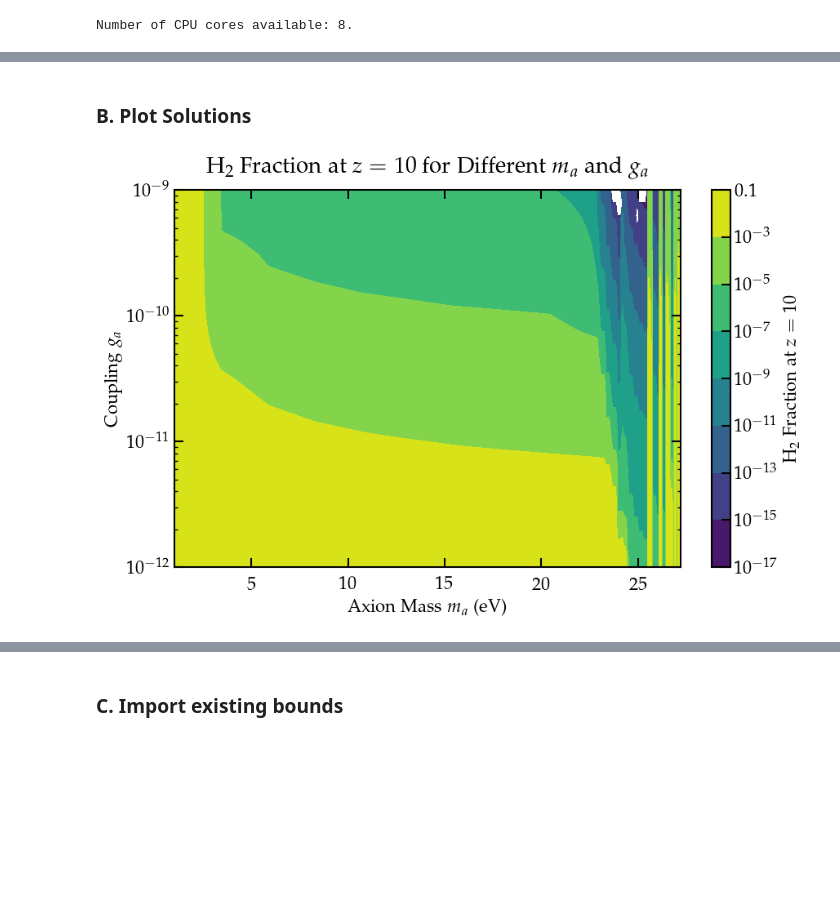
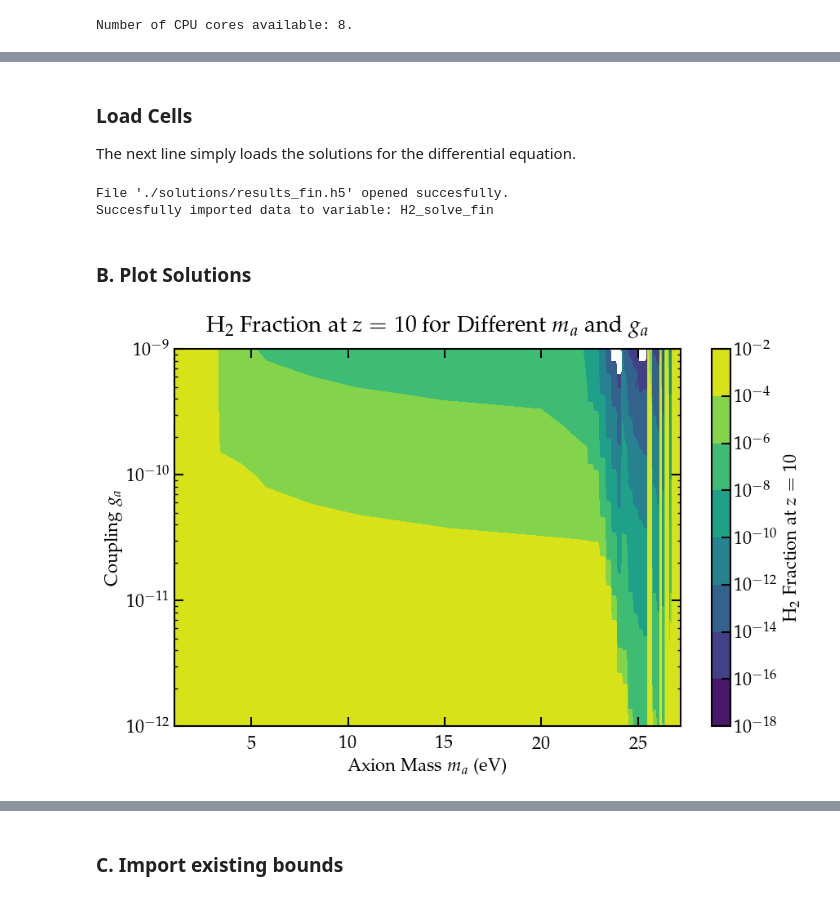
Before and after one commit to yash-aggarwal-17/AxionDCBH, a Jupyter notebook: AxionDCBH.ipynb, the cells around one changed output, grey strips where cells are left out. Cells and saved outputs as stored; diff of their text form; code cells hidden in the pictures; blank space fills up the shorter version.

```diff
--- a/AxionDCBH.ipynb
+++ b/AxionDCBH.ipynb
@@ -934,7 +931,7 @@ def T_halo (m0, z):
     return temp
 # %%
 
-for m0 in np.array([5e+9, 1e+11, 5e+12]):
+for m0 in np.array([5e+9, 1e+11, 5e+12, 1e+14]):
     print(f'zvir = {zvir(m0)[0]:.2f}')
 # %% [output]
 zvir = 25.07
@@ -2190,8 +2511,8 @@ import multiprocessing
 # %%
 # create a grid for valies
 
-ma_fin_1 = np.linspace(0.5,11.49,20)
-ma_fin_2 = np.linspace(11.5, 13.595, 100)
+ma_fin_1 = np.linspace(0.5,11.17,10)
+ma_fin_2 = np.linspace(11.175, 13.595, 100)
 
 ma_fin = 2*np.concatenate((ma_fin_1, ma_fin_2))
 # %%
@@ -2238,2 +2559,2 @@ results_list = Parallel(n_jobs=-1, backend="loky")(
 # %%
-results_fin = np.array(results_list, dtype=float).reshape(len(ma_fin), len(ga_fin))
+results_fin = np.array(results_list, dtype=float).reshape(len(ma_fin), len(ga_fin)).T
@@ -2240,26 +2583,60 @@ results_fin = np.array(results_list, dtype=float).reshape(len(ma_fin), len(ga_fi
+# %% [markdown]
+### Load Cells
+
+The next line simply loads the solutions for the differential equation.
+# %%
+"""
+Run this cell to simply load the solutions for the H2 fraction for each point
+in the axion (ma,ga) parameter space.
+
+"""
+
+# Define an empty matrix
+H2_solve_fin = np.empty( (len(ma_fin), len(ga_fin)) , dtype = object)
+
+# import values
+
+with h5py.File('./solutions/results_fin.h5', 'r') as f:
+    print('File \'./solutions/results_fin.h5\' opened succesfully.')
+
+
+    for i, ma in enumerate(ma_fin):
+        for j, ga in enumerate(ga_fin):
+
+            #  Name in the data set
+            dataset_name = f'xH2_sol_ma{i}_ga{j}'
+
+            # assign values
+            H2_solve_fin[i, j] = f[dataset_name][()]
+
+    H2_solve_fin = np.array(H2_solve_fin, dtype=float)
+    print('Succesfully imported data to variable: H2_solve_fin')
+# %% [output]
+File './solutions/results_fin.h5' opened succesfully.
+Succesfully imported data to variable: H2_solve_fin
 # %% [markdown]
 ### B.  Plot Solutions
 # %%
 # Plot H2 fraction at the end of the calculation
 # Plotting the contour
 plt.figure(figsize=(10, 6))
 ax = plt.gca()
 
-contour = plt.contourf(X, Y ,results_fin.T,
+contour = plt.contourf(X, Y , H2_solve_fin.T,
                        norm=LogNorm(),
                        levels=50,
                        cmap="viridis")
 
 cbar = plt.colorbar(contour)
 
 ax.set_yscale('log')
 
 cbar.set_label(r"H$_2$ Fraction at $z=10$")
 plt.xlabel(r"Axion Mass $m_a$ (eV)")
 plt.ylabel(r"Coupling $g_a$")
 plt.title(r"H$_2$ Fraction at $z=10$ for Different $m_a$ and $g_a$")
 
 plt.ylim(1e-12,1e-9)
 plt.show()
 # %% [output]
-[figure, old version]
+[figure, new version]
```
Also changed, not shown: parts of 107 cells of this notebook, 2 other files.
